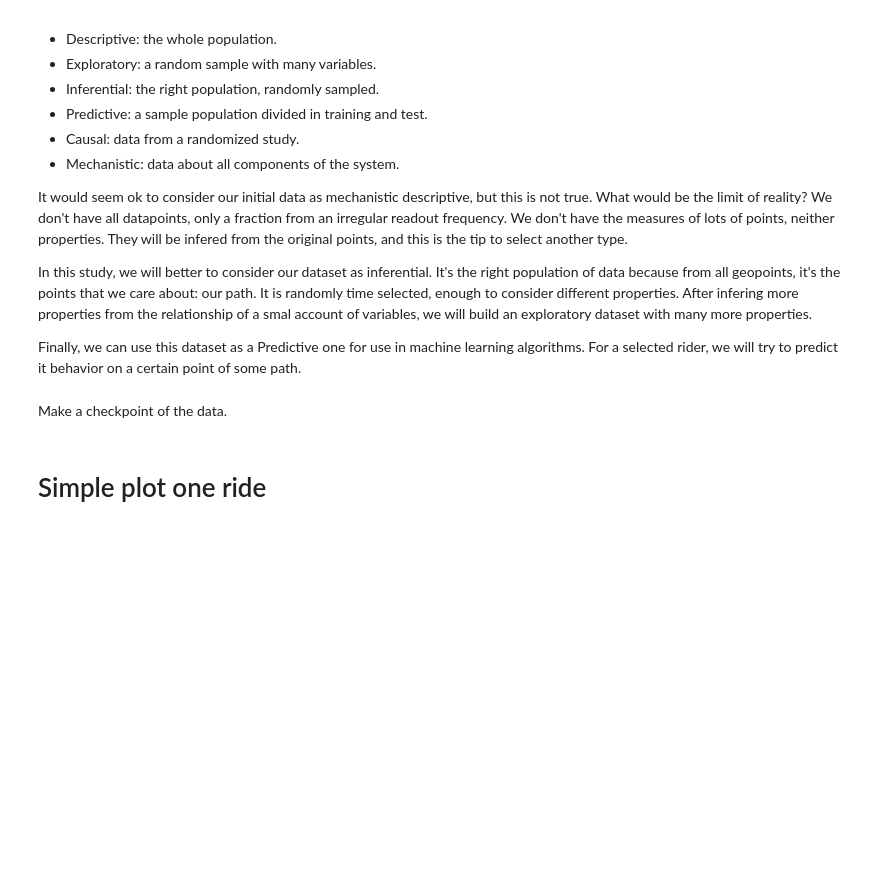
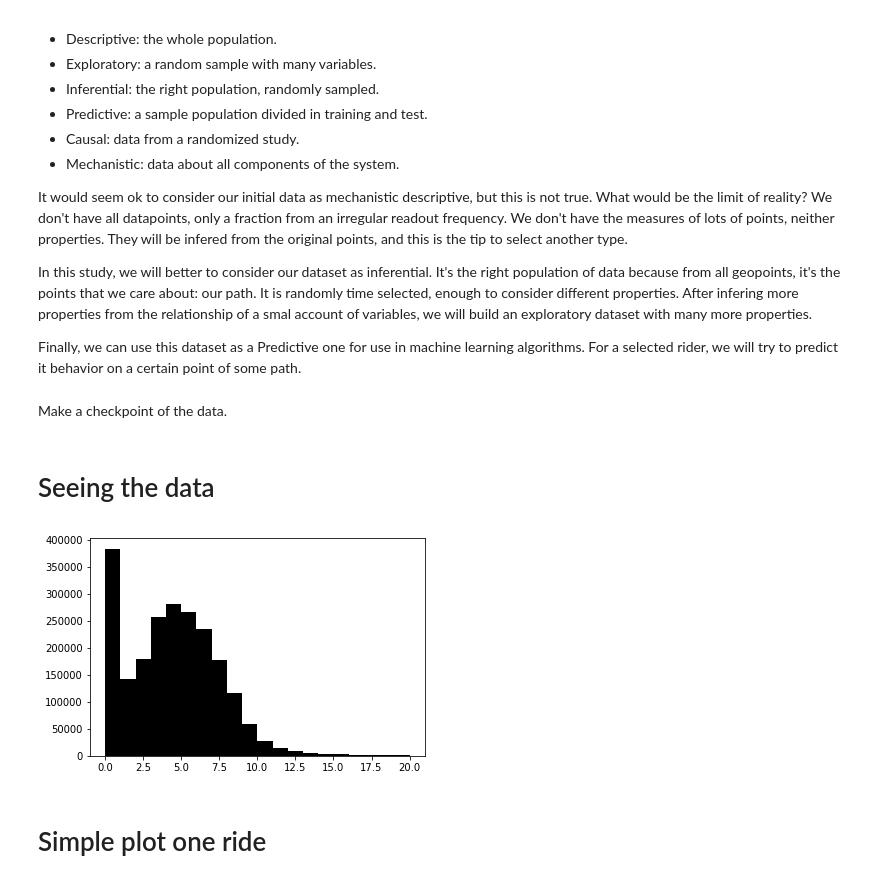
Before and after one commit to sztelzer/Bike-Riding-Analysis, a Jupyter notebook: Bike rides GPS data analysis.ipynb, the cells around one changed output. Drawn from its saved outputs; the diff is of its cells as text; code cells hidden in the pictures; blank space fills up the shorter version.

```diff
--- a/Bike rides GPS data analysis.ipynb
+++ b/Bike rides GPS data analysis.ipynb
@@ -231,6 +234,13 @@ Make a checkpoint of the data.
 save_data(data, "extended")
 # %%
 data = load_data("extended")
+# %% [markdown]
+# Seeing the data
+# %%
+plt.hist(data.distance, bins=20, color='black')
+plt.show()
+# %% [output]
+[figure, added]
 # %% [markdown]
 # Simple plot one ride
 # %%
```
Also changed, not shown: parts of 7 cells of this notebook.
